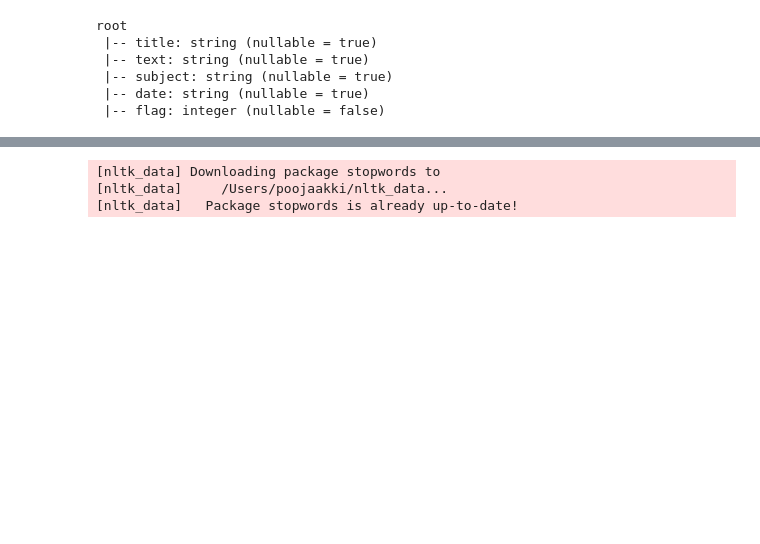
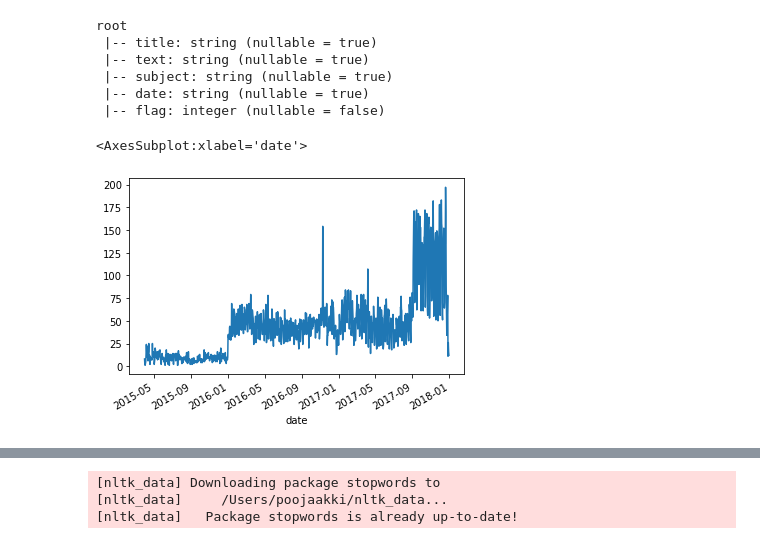
Before and after one commit to AkkiPooja/Fake-News-Detection-Data-Analysis, a Jupyter notebook: 1.ipynb, the cells around one changed output, grey strips where cells are left out. Cells and saved outputs as stored; diff of their text form; code cells hidden in the pictures; blank space fills up the shorter version.

Commit message:
Added graphs

```diff
--- a/1.ipynb
+++ b/1.ipynb
@@ -45,4 +45,46 @@ root
  |-- subject: string (nullable = true)
  |-- date: string (nullable = true)
  |-- flag: integer (nullable = false)
+# %%
+# number of fake and true news spread based on date
+import calendar
+from pyspark.sql.functions import col,to_timestamp, to_date, when, date_format
+from calendar import month_abbr
+
+d = {'January':1, 'February':2, 'March':3, 'April':4, 'May':5, 'June':6, 'July':7, 'August':8, 'September':9, 'October':10, 'November':11, 'Decenmber':12 }
+
+df_pandas = df.toPandas()
+df_pandas['date'] = df_pandas.date.str.replace(',',"")
+
+monthDict = {'Jan': '01', 'Feb':'02', 'Mar':'03', 'Apr':'04', 'May':'05', 'Jun':'06',
+            'Jul':'07', 'Aug':'08', 'Sep':'09', 'Oct':'10', 'Nov':'11', 'Dec':'12'}
+
+from datetime import datetime
+
+def check_date(x):
+    correctDate = None
+    try:
+        correctDate=datetime.strptime(x, "%m-%d-%Y")
+    except ValueError:
+        correctDate = None
+    return correctDate
+
+
+def convert(x):
+    x[0] = x[0].capitalize()
+    x[0] = x[0][0:3]
+    if x[0] in monthDict.keys():
+        x[0] = monthDict[x[0]]
+    return x
+
+# df_pandas.select(col("date"),col("flag")).when(to_date(col("Date"),"yyyy MMMM dd").isNotNull,date_format(to_date(col("Date"),"MMMM dd, yyyy"),"MM/dd/yyyy"))
+df_pandas['date'] = df_pandas['date'].str.lower().map(lambda x: x.rstrip())
+df_pandas['date'] = df_pandas['date'].str.lower().map(lambda x: x.split(' '))
+df_pandas['date'] = df_pandas['date'].map(lambda x: convert(x))
+df_pandas['date'] = df_pandas['date'].agg(lambda x: '-'.join(map(str, x)))
+df_pandas['date'] = df_pandas['date'].map(lambda x:check_date(x))
+df_pandas.groupby(df_pandas.date)['text'].count().plot(kind="line")
+# %% [output]
+<AxesSubplot:xlabel='date'>
+[figure, added]
 # %%
```
Also changed, not shown: parts of 8 cells of this notebook, 1 other file.
